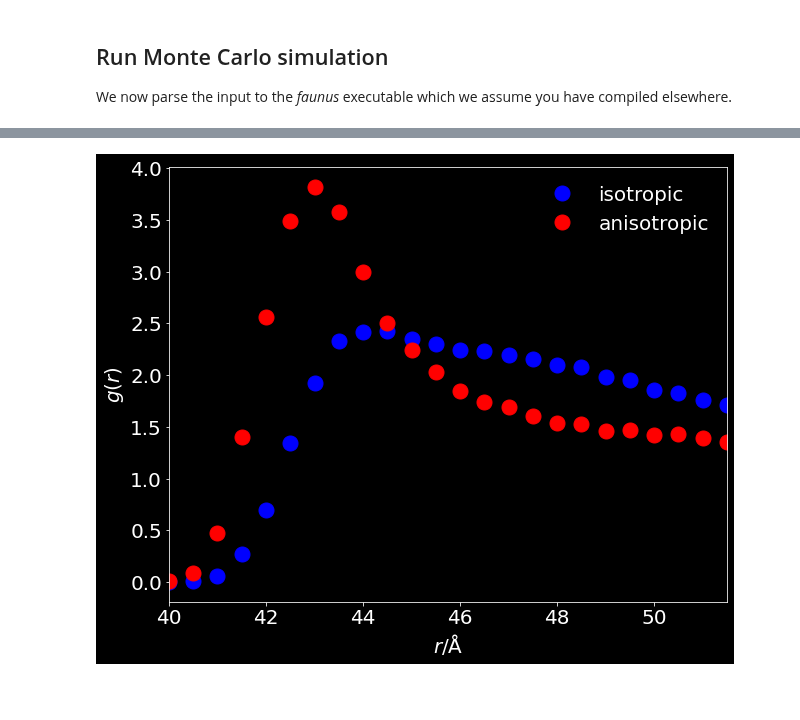
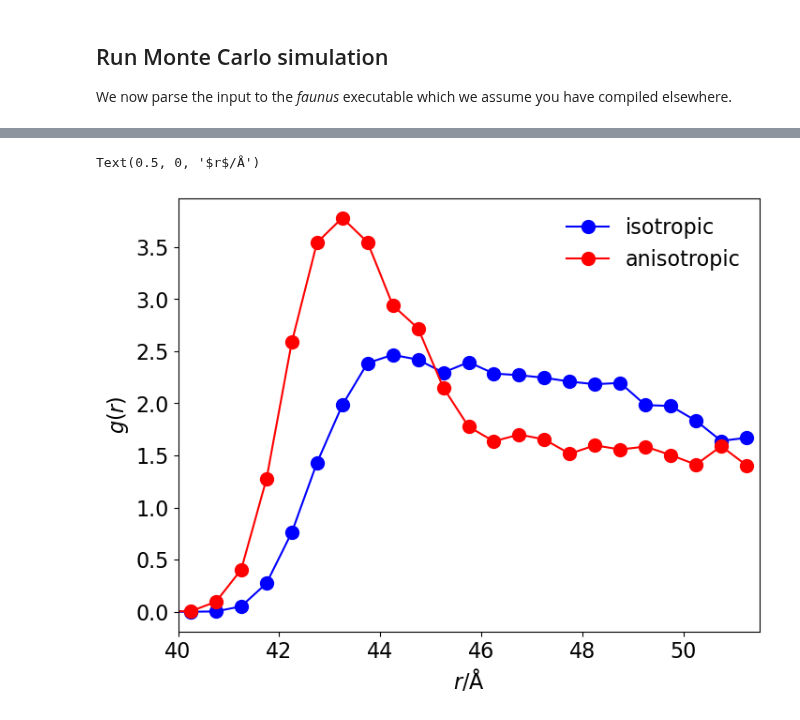
Before and after one commit to mlund/cppm-crowded, a Jupyter notebook: notebook.ipynb, the cells around one changed output, grey strips where cells are left out. Drawn from its saved outputs; the diff is of its cells as text; code cells hidden in the pictures; blank space fills up the shorter version.

Commit message:
Migrate to faunus-rs

```diff
--- a/notebook.ipynb
+++ b/notebook.ipynb
@@ -1,36 +1,30 @@
 # %%
 %matplotlib inline
-import matplotlib as mpl
 import matplotlib.pyplot as plt
-import matplotlib.cm as cm
 import numpy as np
-import math
 import pandas as pd
-import os.path, os, sys, glob, json, pathlib
+import os.path
+import os
 import jinja2
-from multiprocessing import Pool
 
-plt.style.use('dark_background')
-plt.rcParams.update({'font.size': 18, 'figure.figsize': [10.0, 8]})
+plt.rcParams.update({"font.size": 16, "figure.figsize": [10.0, 8]})
+
 
 def generate_from_template(templatefile, outfile, **kwargs):
-    with open(templatefile, 'r') as infile, open(outfile, 'w') as outfile:
+    with open(templatefile, "r") as infile, open(outfile, "w") as outfile:
         output = jinja2.Template(infile.read()).render(kwargs)
         outfile.write(output)
+
 
 try:
     workdir
 except NameError:
-    workdir=%pwd
+    workdir = %pwd
 else:
     %cd -q $workdir
 %cd -q $workdir/
 
-faunus_dir = '$HOME/github/faunus/' # change this!!
-faunus_exe = faunus_dir+'/cmake-build-release-gcc11/faunus'
-faunus_yason = faunus_dir+'/scripts/yason.py'
-
-#assert os.path.isfile(faunus_yason)# and os.access(faunus_yason, os.X_OK)
+faunus_exe = "$HOME/github/faunus-rs/target/release/faunus"  # change this!!
 # %% [markdown]
 ## Generate Faunus input file from a _template_
 
@@ -158,23 +317,21 @@ mean energy = 0.0001027 kT
 # %%
-plt.rcParams.update({'font.size': 20, 'figure.figsize': [10.0, 8]})
+plt.rcParams.update({"font.size": 16, "figure.figsize": [8, 6]})
 
-# %cd -q $workdir/neutral
-# r, g = np.loadtxt('rdf.dat', unpack=True)
-# plt.plot(r, g, 'g-', label='neutral', ms=15)
-
+# Macroion–macroion COM RDF (now `rdf.csv` from faunus-rs).
 %cd -q $workdir/isotropic
-r, g = np.loadtxt('rdf.dat', unpack=True)
-plt.plot(r, g, 'bo', label='isotropic', ms=15)
+df = pd.read_csv("rdf.csv")
+plt.plot(df["r"], df["g(r)"], "bo-", label="isotropic", ms=10)
 
 %cd -q $workdir/dipolar
-r, g = np.loadtxt('rdf.dat', unpack=True)
-plt.plot(r, g, 'ro', label='anisotropic', ms=15)
+df = pd.read_csv("rdf.csv")
+plt.plot(df["r"], df["g(r)"], "ro-", label="anisotropic", ms=10)
 
 plt.legend(loc=0, frameon=False)
-plt.xlim(40, 103/2)
-plt.ylabel(r'$g(r)$')
-plt.xlabel(r'$r$/Å')
-plt.savefig('plot.pdf', bbox_inches='tight')
+plt.xlim(40, 103 / 2)
+plt.ylabel(r"$g(r)$")
+plt.xlabel(r"$r$/Å")
+#plt.savefig("plot.pdf", bbox_inches="tight")
 # %% [output]
+Text(0.5, 0, '$r$/Å')
-[figure, old version]
+[figure, new version]
 # %%
```
Also changed, not shown: parts of 14 cells of this notebook, 11 other files.
